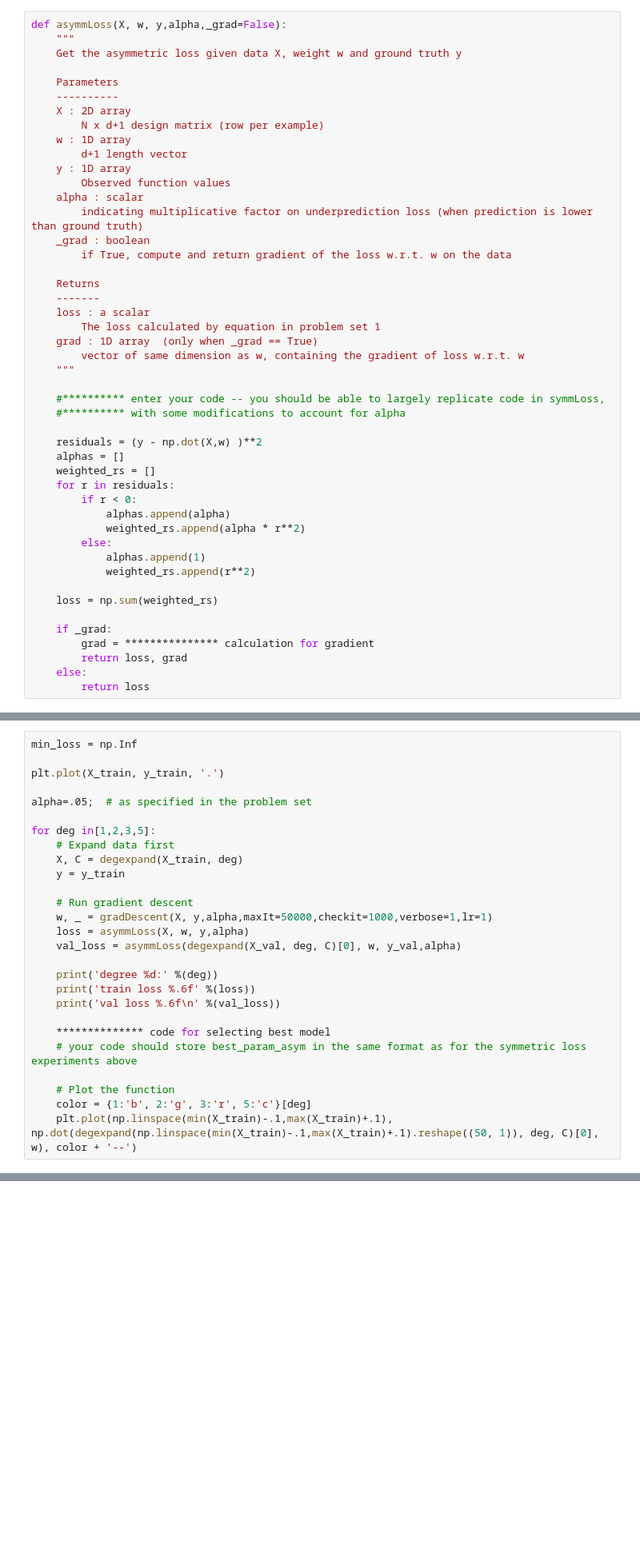
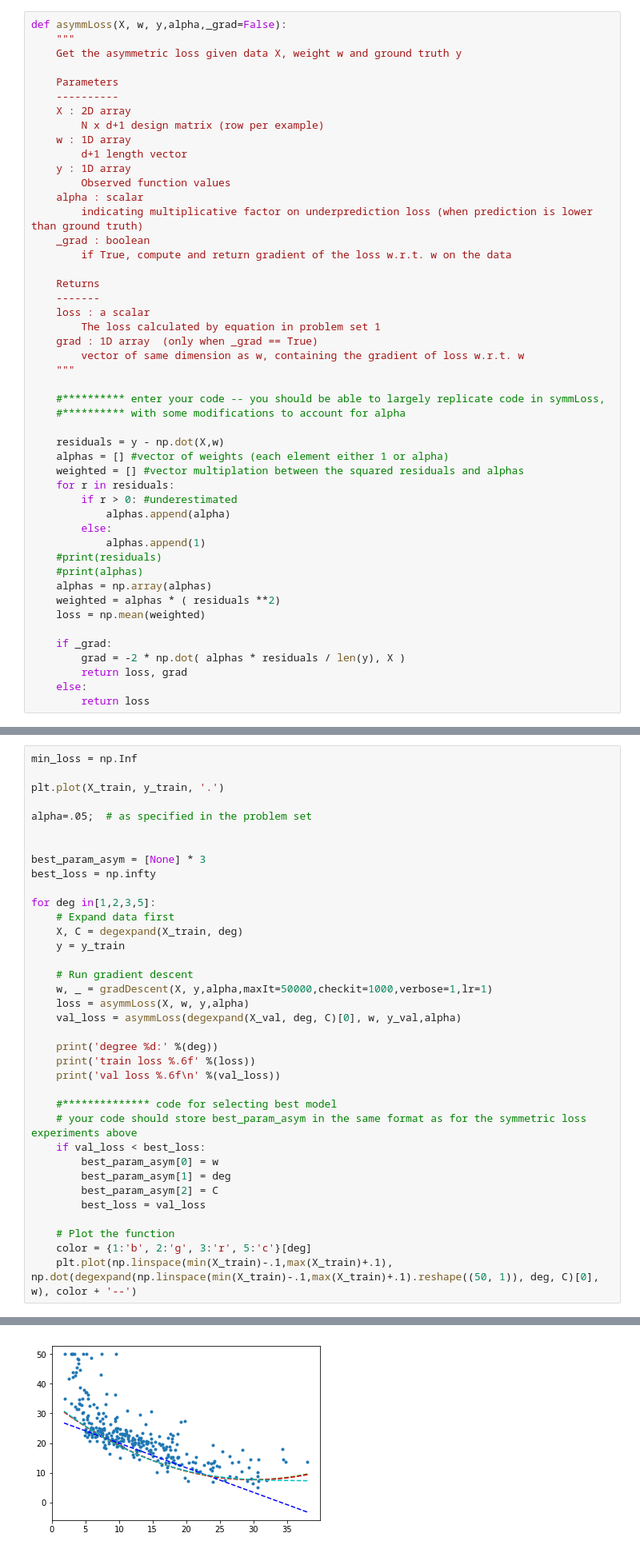
Before and after one commit to karljiangster/StatML, a Jupyter notebook: pset1.ipynb, the cells around one changed output, grey strips where cells are left out. Shown at 80% size. Drawn from its saved outputs; the diff is of its cells as text; blank space fills up the shorter version.

```diff
--- a/pset1.ipynb
+++ b/pset1.ipynb
@@ -291,21 +291,22 @@ def asymmLoss(X, w, y,alpha,_grad=False):
     #********** enter your code -- you should be able to largely replicate code in symmLoss,
     #********** with some modifications to account for alpha
 
-    residuals = (y - np.dot(X,w) )**2
-    alphas = []
-    weighted_rs = []
+    residuals = y - np.dot(X,w)
+    alphas = [] #vector of weights (each element either 1 or alpha)
+    weighted = [] #vector multiplation between the squared residuals and alphas
     for r in residuals:
-        if r < 0:
+        if r > 0: #underestimated
             alphas.append(alpha)
-            weighted_rs.append(alpha * r**2)
         else:
             alphas.append(1)
-            weighted_rs.append(r**2)
-
-    loss = np.sum(weighted_rs)
+    #print(residuals)
+    #print(alphas)
+    alphas = np.array(alphas)
+    weighted = alphas * ( residuals **2)
+    loss = np.mean(weighted)
 
     if _grad:
-        grad = *************** calculation for gradient
+        grad = -2 * np.dot( alphas * residuals / len(y), X )
         return loss, grad
     else:
         return loss
@@ -392,6 +404,10 @@ min_loss = np.Inf
 plt.plot(X_train, y_train, '.')
 
 alpha=.05;  # as specified in the problem set
+
+
+best_param_asym = [None] * 3
+best_loss = np.infty
 
 for deg in[1,2,3,5]:
     # Expand data first
@@ -407,9 +423,15 @@ for deg in[1,2,3,5]:
     print('train loss %.6f' %(loss))
     print('val loss %.6f\n' %(val_loss))
 
-    ************** code for selecting best model
+    #************** code for selecting best model
     # your code should store best_param_asym in the same format as for the symmetric loss experiments above
+    if val_loss < best_loss:
+        best_param_asym[0] = w
+        best_param_asym[1] = deg
+        best_param_asym[2] = C
+        best_loss = val_loss
 
     # Plot the function
     color = {1:'b', 2:'g', 3:'r', 5:'c'}[deg]
     plt.plot(np.linspace(min(X_train)-.1,max(X_train)+.1), np.dot(degexpand(np.linspace(min(X_train)-.1,max(X_train)+.1).reshape((50, 1)), deg, C)[0], w), color + '--')
+# %% [output]
@@ -416,3 +455,4 @@ for deg in[1,2,3,5]:
+[figure, added]
 # %%
 # Announce result on validation data
 
```
Also changed, not shown: parts of 6 cells of this notebook.
